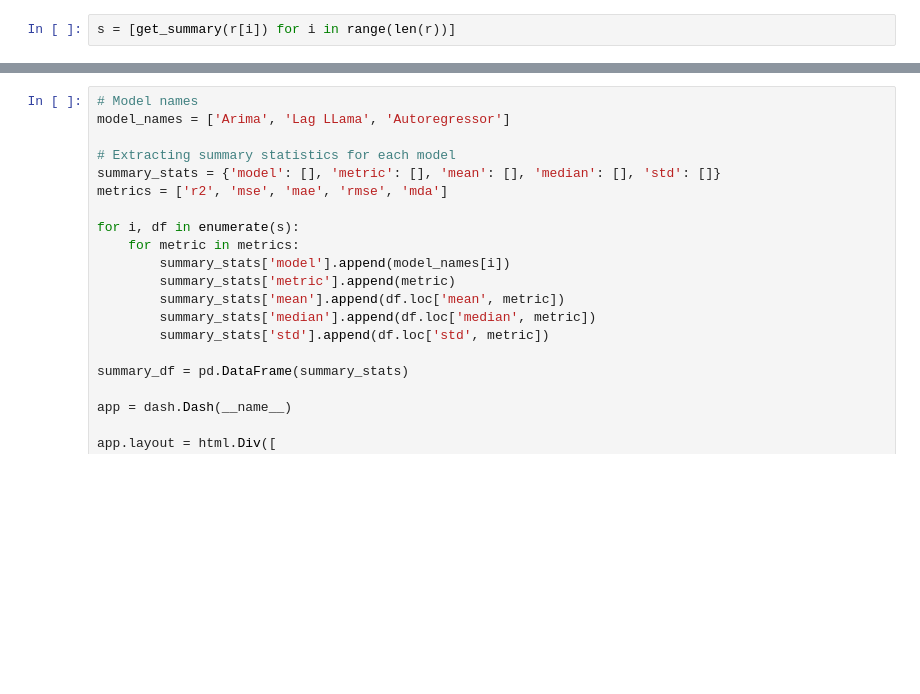
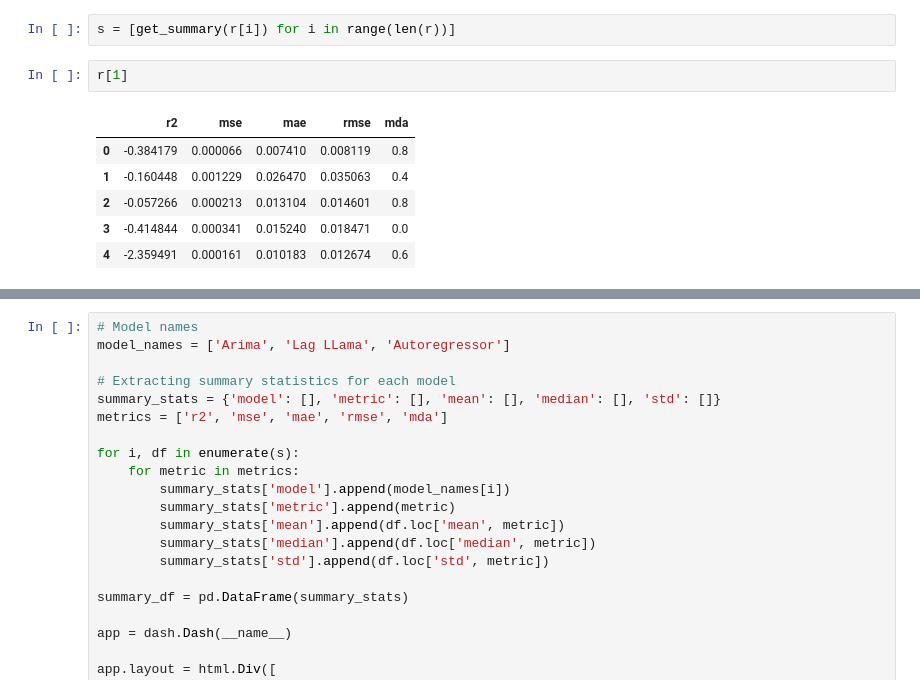
Before and after one commit to filip-topic/Time-Series-Foundation-Models-in-Financial-time-series-prediction, a Jupyter notebook: notebook.ipynb, the cells around one changed output, grey strips where cells are left out. Saved outputs shown, nothing was run; the diff lists cells and outputs as text; blank space fills up the shorter version.

```diff
--- a/notebook.ipynb
+++ b/notebook.ipynb
@@ -359,5 +357,14 @@ Prediction from   2024-07-09 11:30:00   until   2024-07-09 15:30:00
 # %%
 s = [get_summary(r[i]) for i in range(len(r))]
+# %%
+r[1]
+# %% [output]
+|  | r2 | mse | mae | rmse | mda |
+| 0 | -0.384179 | 0.000066 | 0.007410 | 0.008119 | 0.8 |
+| 1 | -0.160448 | 0.001229 | 0.026470 | 0.035063 | 0.4 |
+| 2 | -0.057266 | 0.000213 | 0.013104 | 0.014601 | 0.8 |
+| 3 | -0.414844 | 0.000341 | 0.015240 | 0.018471 | 0.0 |
+| 4 | -2.359491 | 0.000161 | 0.010183 | 0.012674 | 0.6 |
 # %%
 s[1]
 # %% [output]
```
Also changed, not shown: parts of 9 cells of this notebook, 6 other files.
